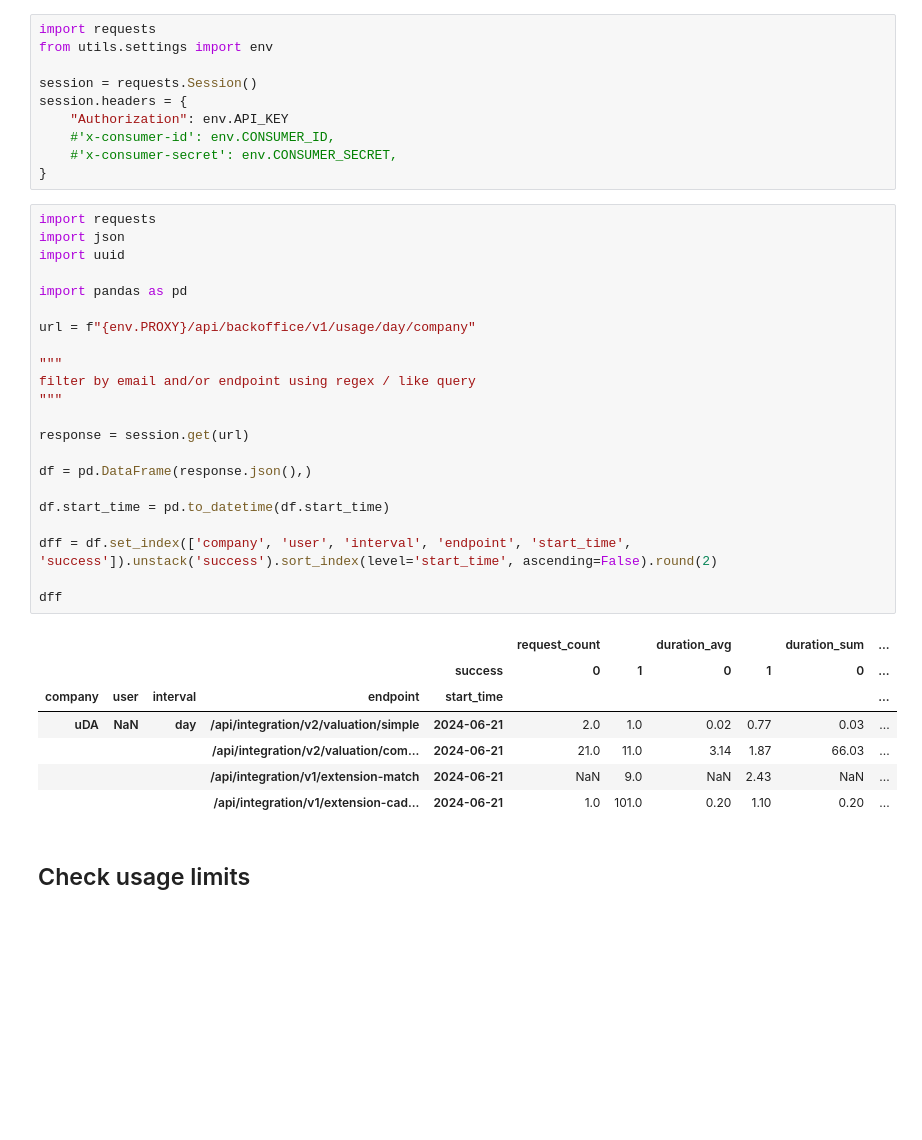
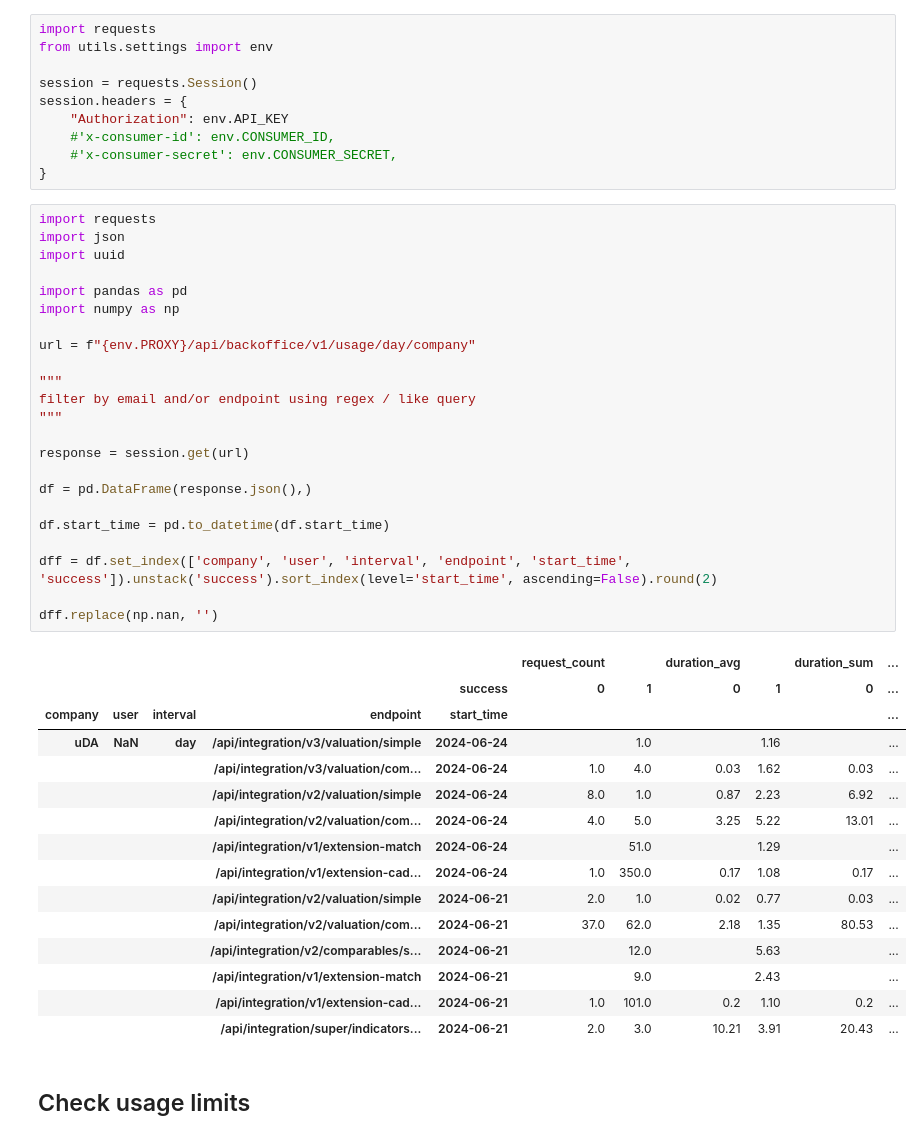
Before and after one commit to urbandataanalytics/pulse-api-getting-started, a Jupyter notebook: 3-Usage.ipynb, the cells around one changed output. Drawn from its saved outputs; the diff is of its cells as text; blank space fills up the shorter version.

```diff
--- a/3-Usage.ipynb
+++ b/3-Usage.ipynb
@@ -13,33 +13,42 @@ session.headers = {
 # %%
 import requests
 import json
 import uuid
 
 import pandas as pd
+import numpy as np
 
 url = f"{env.PROXY}/api/backoffice/v1/usage/day/company"
 
 """
 filter by email and/or endpoint using regex / like query
 """
 
 response = session.get(url)
 
 df = pd.DataFrame(response.json(),)
 
 df.start_time = pd.to_datetime(df.start_time)
 
 dff = df.set_index(['company', 'user', 'interval', 'endpoint', 'start_time', 'success']).unstack('success').sort_index(level='start_time', ascending=False).round(2)
 
-dff
+dff.replace(np.nan, '')
 # %% [output]
 |  |  |  |  |  | request_count |  | duration_avg |  | duration_sum | ... |
 |  |  |  |  | success | 0 | 1 | 0 | 1 | 0 | ... |
 | company | user | interval | endpoint | start_time |  |  |  |  |  | ... |
-| uDA | NaN | day | /api/integration/v2/valuation/simple | 2024-06-21 | 2.0 | 1.0 | 0.02 | 0.77 | 0.03 | ... |
-|  |  |  | /api/integration/v2/valuation/com... | 2024-06-21 | 21.0 | 11.0 | 3.14 | 1.87 | 66.03 | ... |
-|  |  |  | /api/integration/v1/extension-match | 2024-06-21 | NaN | 9.0 | NaN | 2.43 | NaN | ... |
-|  |  |  | /api/integration/v1/extension-cad... | 2024-06-21 | 1.0 | 101.0 | 0.20 | 1.10 | 0.20 | ... |
+| uDA | NaN | day | /api/integration/v3/valuation/simple | 2024-06-24 |  | 1.0 |  | 1.16 |  | ... |
+|  |  |  | /api/integration/v3/valuation/com... | 2024-06-24 | 1.0 | 4.0 | 0.03 | 1.62 | 0.03 | ... |
+|  |  |  | /api/integration/v2/valuation/simple | 2024-06-24 | 8.0 | 1.0 | 0.87 | 2.23 | 6.92 | ... |
+|  |  |  | /api/integration/v2/valuation/com... | 2024-06-24 | 4.0 | 5.0 | 3.25 | 5.22 | 13.01 | ... |
+|  |  |  | /api/integration/v1/extension-match | 2024-06-24 |  | 51.0 |  | 1.29 |  | ... |
+|  |  |  | /api/integration/v1/extension-cad... | 2024-06-24 | 1.0 | 350.0 | 0.17 | 1.08 | 0.17 | ... |
+|  |  |  | /api/integration/v2/valuation/simple | 2024-06-21 | 2.0 | 1.0 | 0.02 | 0.77 | 0.03 | ... |
+|  |  |  | /api/integration/v2/valuation/com... | 2024-06-21 | 37.0 | 62.0 | 2.18 | 1.35 | 80.53 | ... |
+|  |  |  | /api/integration/v2/comparables/s... | 2024-06-21 |  | 12.0 |  | 5.63 |  | ... |
+|  |  |  | /api/integration/v1/extension-match | 2024-06-21 |  | 9.0 |  | 2.43 |  | ... |
+|  |  |  | /api/integration/v1/extension-cad... | 2024-06-21 | 1.0 | 101.0 | 0.2 | 1.10 | 0.2 | ... |
+|  |  |  | /api/integration/super/indicators... | 2024-06-21 | 2.0 | 3.0 | 10.21 | 3.91 | 20.43 | ... |
 # %% [markdown]
 ## Check usage limits
 # %%
```
Also changed, not shown: parts of 1 cell of this notebook, 5 other files.
